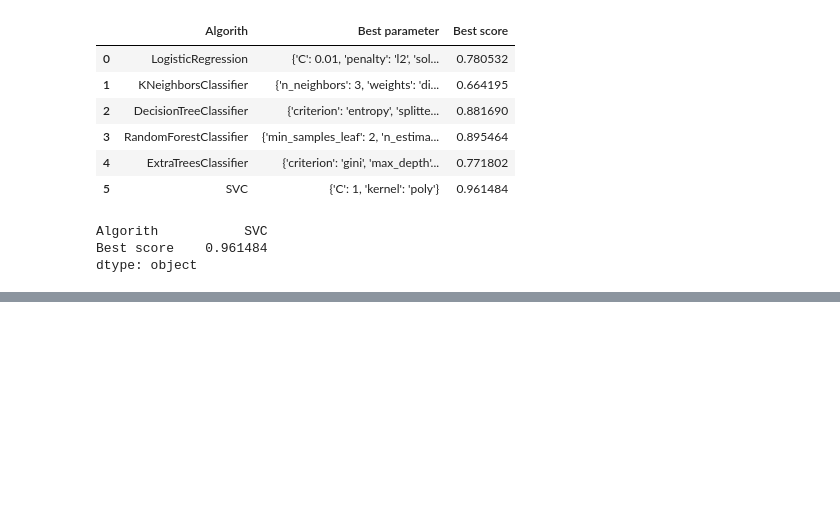
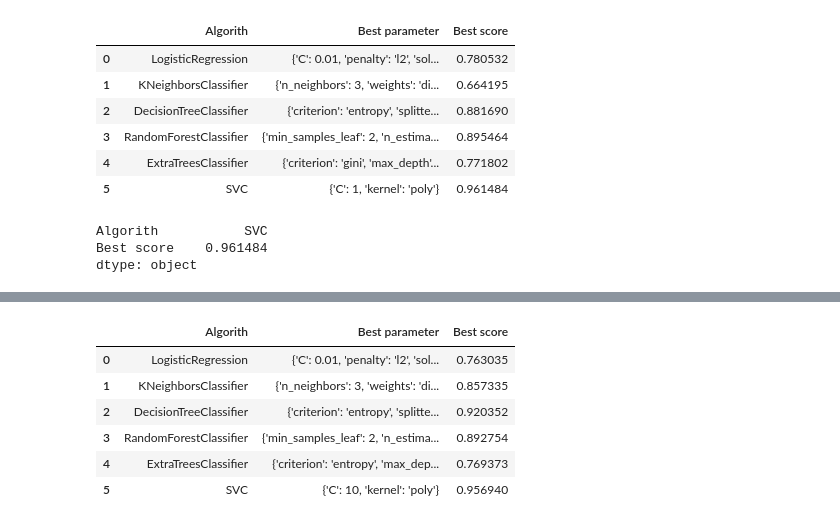
Before and after one commit to pinilDissanayaka/Fake_News_Detection, a Jupyter notebook: Notebook/Detection.ipynb, the cells around one changed output, grey strips where cells are left out. Drawn from its saved outputs; the diff is of its cells as text; code cells hidden in the pictures; blank space fills up the shorter version.

```diff
--- a/Notebook/Detection.ipynb
+++ b/Notebook/Detection.ipynb
@@ -563,0 +641,10 @@ dtype: object
+# %%
+d3
+# %% [output]
+|  | Algorith | Best parameter | Best score |
+| 0 | LogisticRegression | {'C': 0.01, 'penalty': 'l2', 'sol... | 0.763035 |
+| 1 | KNeighborsClassifier | {'n_neighbors': 3, 'weights': 'di... | 0.857335 |
+| 2 | DecisionTreeClassifier | {'criterion': 'entropy', 'splitte... | 0.920352 |
+| 3 | RandomForestClassifier | {'min_samples_leaf': 2, 'n_estima... | 0.892754 |
+| 4 | ExtraTreesClassifier | {'criterion': 'entropy', 'max_dep... | 0.769373 |
+| 5 | SVC | {'C': 10, 'kernel': 'poly'} | 0.956940 |
```
Also changed, not shown: parts of 11 cells of this notebook.
